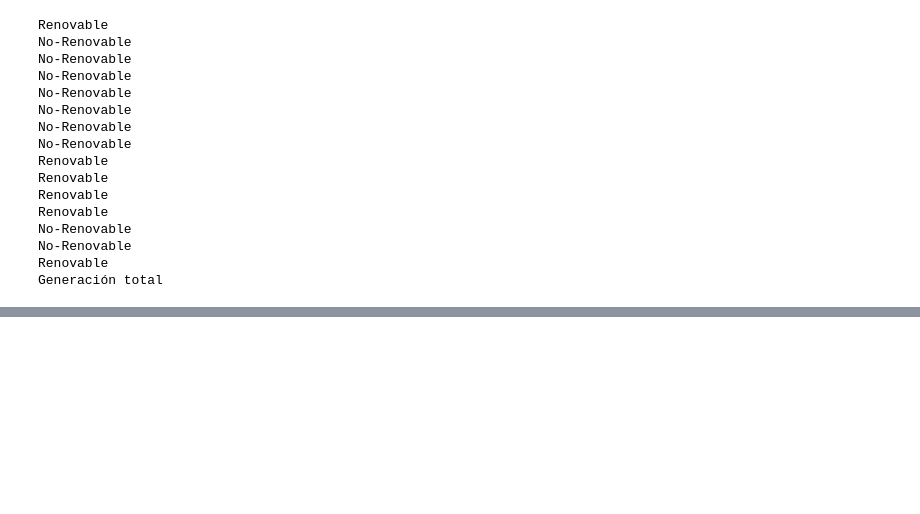
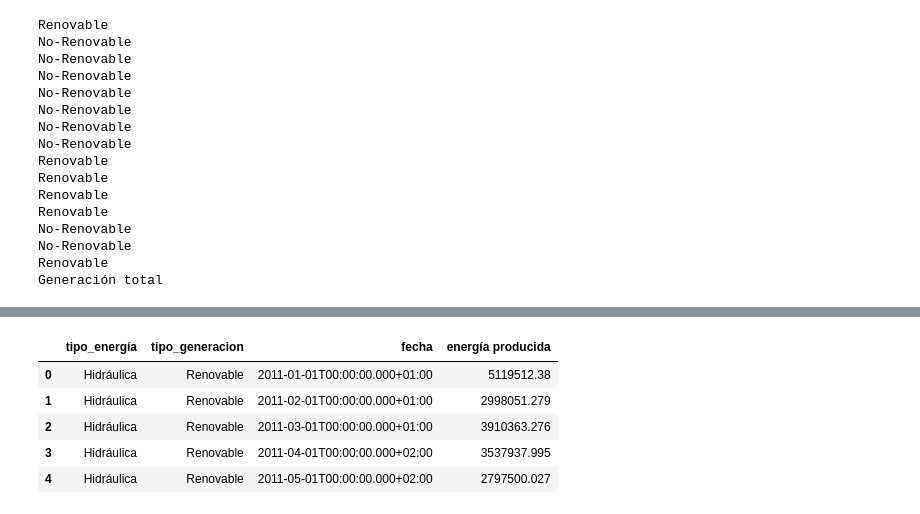
Before and after one commit to marianela-gomez/pair_mod2_cym, a Jupyter notebook: leccion_01_APIs.ipynb, the cells around one changed output, grey strips where cells are left out. Saved outputs shown, nothing was run; the diff lists cells and outputs as text; code cells hidden in the pictures; blank space fills up the shorter version.

```diff
--- a/leccion_01_APIs.ipynb
+++ b/leccion_01_APIs.ipynb
@@ -182,0 +219,24 @@ len(llamada.json()["included"][5]["attributes"]["values"])
+# %%
+datos_electricidad = []
+
+for año in range(2011, 2023):
+    datos_año = requests.get(f"https://apidatos.ree.es/es/datos/generacion/estructura-generacion?start_date={año}-01-01T00:00&end_date={año}-12-31T23:59&time_trunc=month").json()["included"]
+
+    for dato in datos_año:
+        for i in range(12):
+            try:
+                datos_electricidad.append({"tipo_energía": dato["type"], "tipo_generacion": dato["attributes"]["type"], "fecha": dato["attributes"]["values"][i]["datetime"],"energía producida": dato["attributes"]["values"][i]["value"]})
+
+            except:
+                datos_electricidad.append({"tipo_energía": dato["type"], "tipo_generacion": dato["attributes"]["type"], "fecha": "algo pasa con los meses", "energía producida": "algo pasa con los meses"})
+# %%
+df_electricidad = pd.DataFrame(datos_electricidad)
+# %%
+df_electricidad.head()
+# %% [output]
+|  | tipo_energía | tipo_generacion | fecha | energía producida |
+| 0 | Hidráulica | Renovable | 2011-01-01T00:00:00.000+01:00 | 5119512.38 |
+| 1 | Hidráulica | Renovable | 2011-02-01T00:00:00.000+01:00 | 2998051.279 |
+| 2 | Hidráulica | Renovable | 2011-03-01T00:00:00.000+01:00 | 3910363.276 |
+| 3 | Hidráulica | Renovable | 2011-04-01T00:00:00.000+02:00 | 3537937.995 |
+| 4 | Hidráulica | Renovable | 2011-05-01T00:00:00.000+02:00 | 2797500.027 |
```
Also changed, not shown: parts of 15 cells of this notebook.
